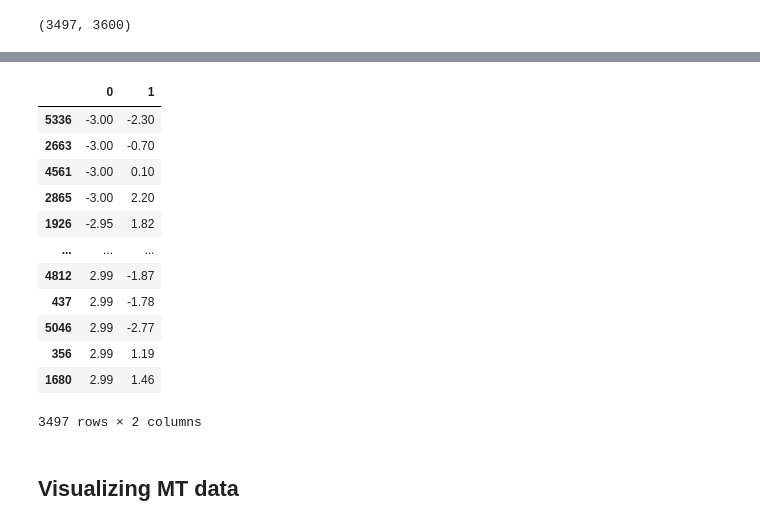
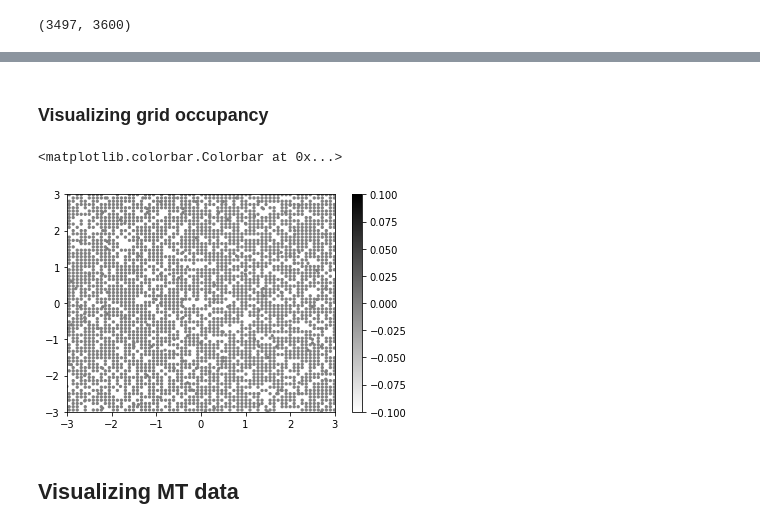
Before and after one commit to jshinm/inductive-bias-experiment, a Jupyter notebook: experiments/20210330_read_MTurk.ipynb, the cells around one changed output, grey strips where cells are left out. Drawn from its saved outputs; the diff is of its cells as text; code cells hidden in the pictures.

```diff
--- a/experiments/20210330_read_MTurk.ipynb
+++ b/experiments/20210330_read_MTurk.ipynb
@@ -135,19 +82,14 @@ ib.human
-# %%
-a.sort_values(by=0)
-# %% [output]
-|  | 0 | 1 |
-| 5336 | -3.00 | -2.30 |
-| 2663 | -3.00 | -0.70 |
-| 4561 | -3.00 | 0.10 |
-| 2865 | -3.00 | 2.20 |
-| 1926 | -2.95 | 1.82 |
-| ... | ... | ... |
-| 4812 | 2.99 | -1.87 |
-| 437 | 2.99 | -1.78 |
-| 5046 | 2.99 | -2.77 |
-| 356 | 2.99 | 1.19 |
-| 1680 | 2.99 | 1.46 |
-3497 rows × 2 columns
+# %% [markdown]
+### Visualizing grid occupancy
+# %%
+tempxy3 = ib.pointwise_gridAverage(np.column_stack([ib.human[0][:,3], ib.human[0][:,5], ib.human[0][:,0]*0]))
+plt.scatter(x=tempxy3['x'], y=tempxy3['y'], c=tempxy3['c']*0, s=5, cmap='binary')
+plt.xlim([-3,3])
+plt.ylim([-3,3])
+plt.colorbar()
+# %% [output]
+<matplotlib.colorbar.Colorbar at 0x...>
+[figure, added]
 # %% [markdown]
 ## Visualizing MT data
 # %%
```
Also changed, not shown: parts of 11 cells of this notebook, 5 other files.
